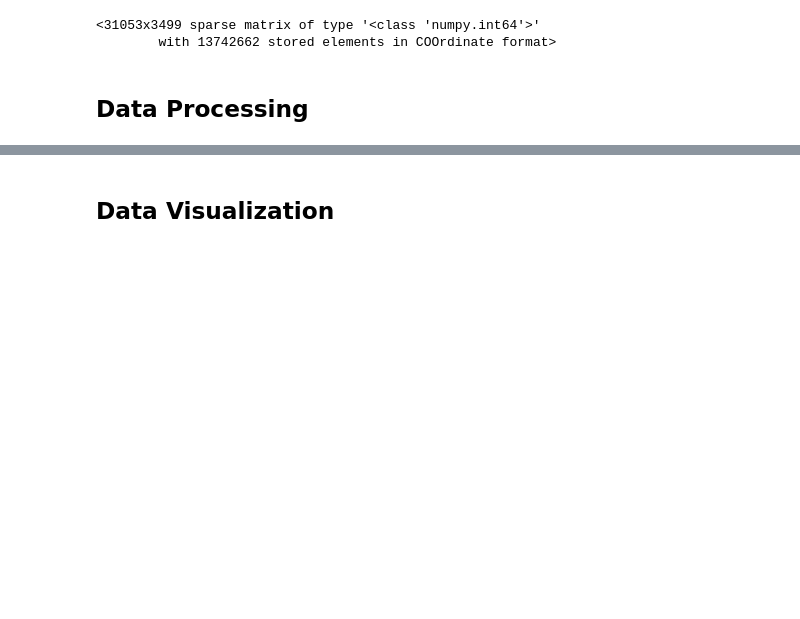
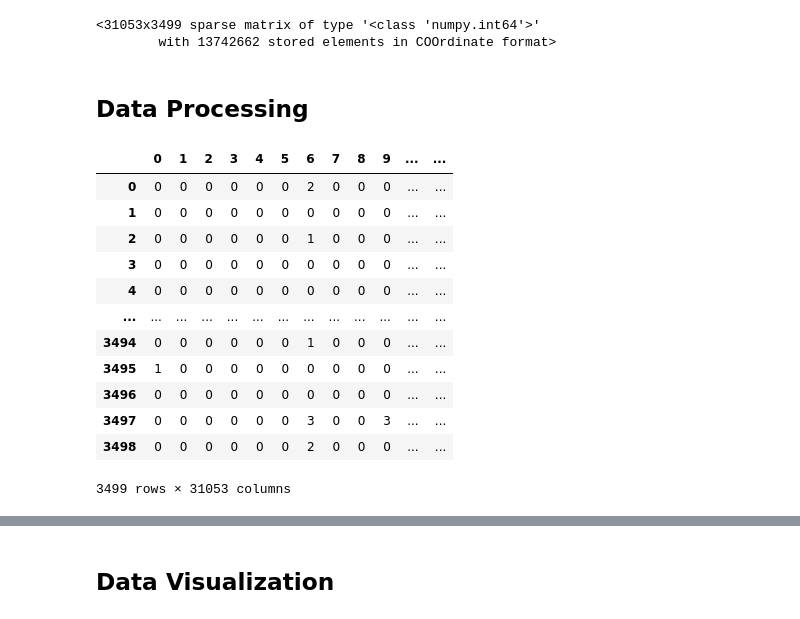
Before and after one commit to ScheWann/A-Part-to-Whole-Circular-Cell-Explorer, a Jupyter notebook: RedesignChallenge/Python/GeneProcess.ipynb, the cells around one changed output, grey strips where cells are left out. Drawn from its saved outputs; the diff is of its cells as text; code cells hidden in the pictures; blank space fills up the shorter version.

```diff
--- a/RedesignChallenge/Python/GeneProcess.ipynb
+++ b/RedesignChallenge/Python/GeneProcess.ipynb
@@ -67,6 +75,23 @@ feature_matrix_precise
         with 13742662 stored elements in COOrdinate format>
 # %% [markdown]
 ## Data Processing
+# %%
+df_precise = pd.DataFrame.sparse.from_spmatrix(feature_matrix_precise)
+df_precise.T
+# %% [output]
+|  | 0 | 1 | 2 | 3 | 4 | 5 | 6 | 7 | 8 | 9 | ... | ... |
+| 0 | 0 | 0 | 0 | 0 | 0 | 0 | 2 | 0 | 0 | 0 | ... | ... |
+| 1 | 0 | 0 | 0 | 0 | 0 | 0 | 0 | 0 | 0 | 0 | ... | ... |
+| 2 | 0 | 0 | 0 | 0 | 0 | 0 | 1 | 0 | 0 | 0 | ... | ... |
+| 3 | 0 | 0 | 0 | 0 | 0 | 0 | 0 | 0 | 0 | 0 | ... | ... |
+| 4 | 0 | 0 | 0 | 0 | 0 | 0 | 0 | 0 | 0 | 0 | ... | ... |
+| ... | ... | ... | ... | ... | ... | ... | ... | ... | ... | ... | ... | ... |
+| 3494 | 0 | 0 | 0 | 0 | 0 | 0 | 1 | 0 | 0 | 0 | ... | ... |
+| 3495 | 1 | 0 | 0 | 0 | 0 | 0 | 0 | 0 | 0 | 0 | ... | ... |
+| 3496 | 0 | 0 | 0 | 0 | 0 | 0 | 0 | 0 | 0 | 0 | ... | ... |
+| 3497 | 0 | 0 | 0 | 0 | 0 | 0 | 3 | 0 | 0 | 3 | ... | ... |
+| 3498 | 0 | 0 | 0 | 0 | 0 | 0 | 2 | 0 | 0 | 0 | ... | ... |
+3499 rows × 31053 columns
 # %%
 df_precise = pd.DataFrame.sparse.from_spmatrix(feature_matrix_precise)
 
```
Also changed, not shown: parts of 3 cells of this notebook, 1 other file.
